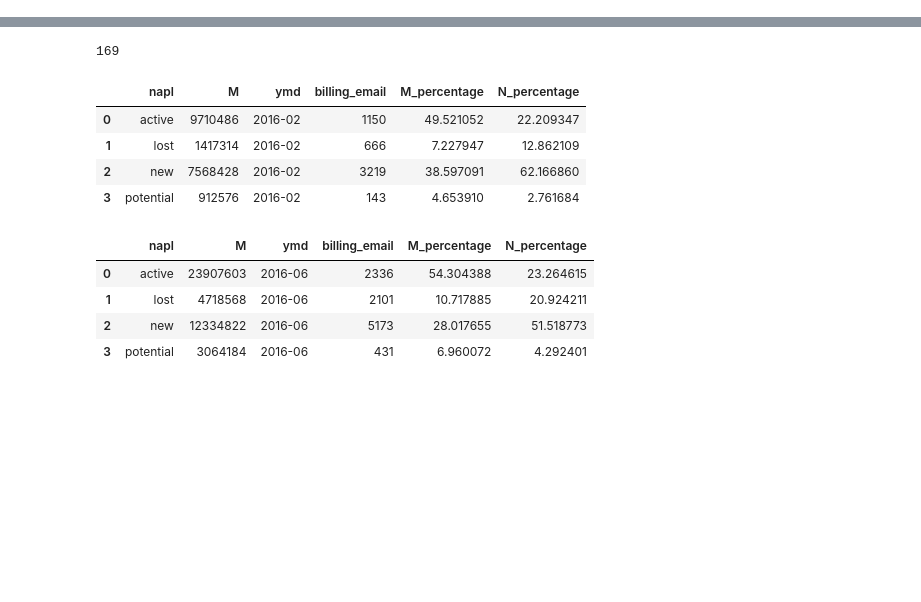
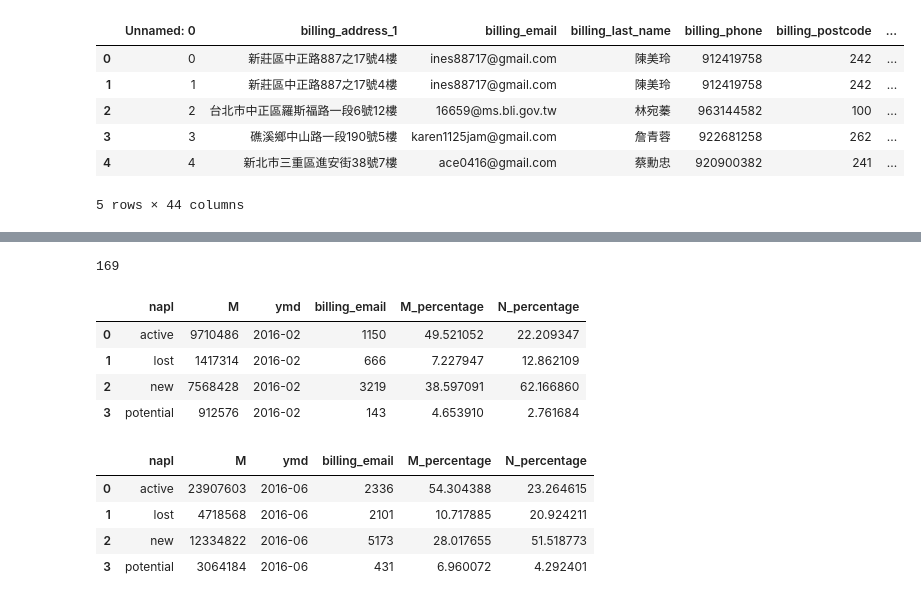
Before and after one commit to Shawnroom/quickbid, a Jupyter notebook: napl.ipynb, the cells around one changed output, grey strips where cells are left out. Saved outputs shown, nothing was run; the diff lists cells and outputs as text; code cells hidden in the pictures; blank space fills up the shorter version.

```diff
--- a/napl.ipynb
+++ b/napl.ipynb
@@ -20,3 +20,13 @@ before_3 = data.query('ymd <= "2016-03-31"')
 before_4 = data.query('ymd <= "2016-04-30"')
 before_5 = data.query('ymd <= "2016-05-31"')
 before_6 = data.query('ymd <= "2016-06-30"')
+# %%
+before_6.head()
+# %% [output]
+|  | Unnamed: 0 | billing_address_1 | billing_email | billing_last_name | billing_phone | billing_postcode | ... |
+| 0 | 0 | 新莊區中正路887之17號4樓 | ines88717@gmail.com | 陳美玲 | 912419758 | 242 | ... |
+| 1 | 1 | 新莊區中正路887之17號4樓 | ines88717@gmail.com | 陳美玲 | 912419758 | 242 | ... |
+| 2 | 2 | 台北市中正區羅斯福路一段6號12樓 | 16659@ms.bli.gov.tw | 林宛蓁 | 963144582 | 100 | ... |
+| 3 | 3 | 礁溪鄉中山路一段190號5樓 | karen1125jam@gmail.com | 詹青蓉 | 922681258 | 262 | ... |
+| 4 | 4 | 新北市三重區進安街38號7樓 | ace0416@gmail.com | 蔡勳忠 | 920900382 | 241 | ... |
+5 rows × 44 columns
```
Also changed, not shown: parts of 9 cells of this notebook.
